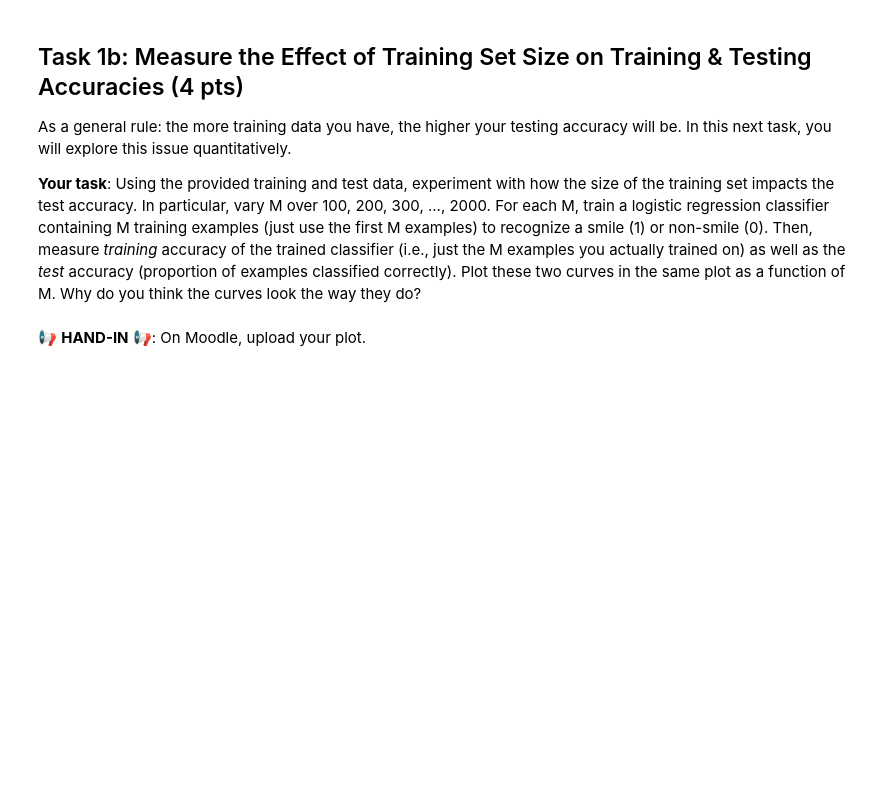
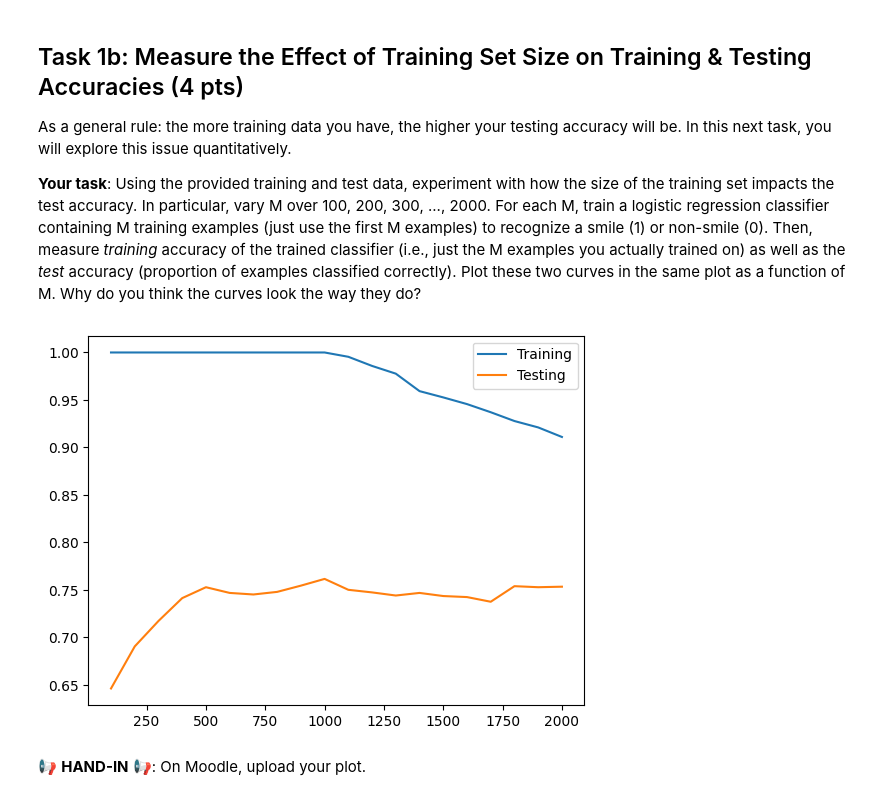
Before and after one commit to bjoern555/adventOfCode24, a Jupyter notebook: L04_Logistic_Regression_LAB_ASSIGNMENT.ipynb, the cells around one changed output. Cells and saved outputs as stored; diff of their text form; code cells hidden in the pictures; blank space fills up the shorter version.

```diff
--- a/L04_Logistic_Regression_LAB_ASSIGNMENT.ipynb
+++ b/L04_Logistic_Regression_LAB_ASSIGNMENT.ipynb
@@ -122,21 +122,25 @@ As a general rule: the more training data you have, the higher your testing accu
 # %%
 import sklearn.linear_model
 
 trainingAccuracies = []
 testingAccuracies = []
 Mvalues = np.arange(100, 2001, 100)
 for M in Mvalues:
   logisticRegressor = sklearn.linear_model.LogisticRegression(max_iter=500)
   # TODO: implement the rest here
+  logisticRegressor.fit(trainingFaces[:M], trainingLabels[:M])
+  trainingAccuracy = logisticRegressor.score(trainingFaces[:M], trainingLabels[:M])
+  testingAccuracy = logisticRegressor.score(testingFaces, testingLabels)
 
-
-  trainingAccuracies.append(0)  # TODO: change this
-  testingAccuracies.append(0)  # TODO: change this
+  trainingAccuracies.append(trainingAccuracy)
+  testingAccuracies.append(testingAccuracy)
 
 plt.plot(Mvalues, trainingAccuracies)
 plt.plot(Mvalues, testingAccuracies)
 plt.legend([ "Training", "Testing" ])
 plt.show()
+# %% [output]
+[figure, added]
 # %% [markdown]
 📢 **HAND-IN** 📢:
 On Moodle, upload your plot.
```
Also changed, not shown: parts of 1 cell of this notebook.
